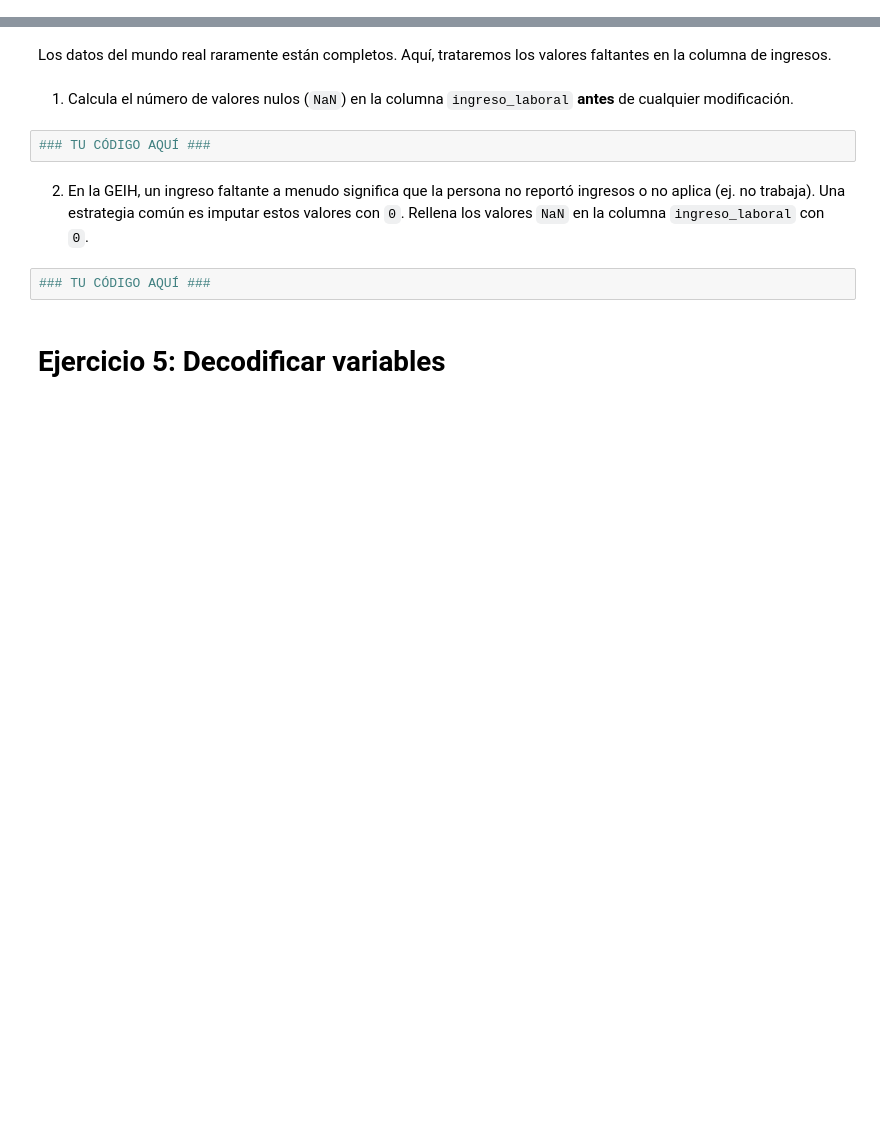
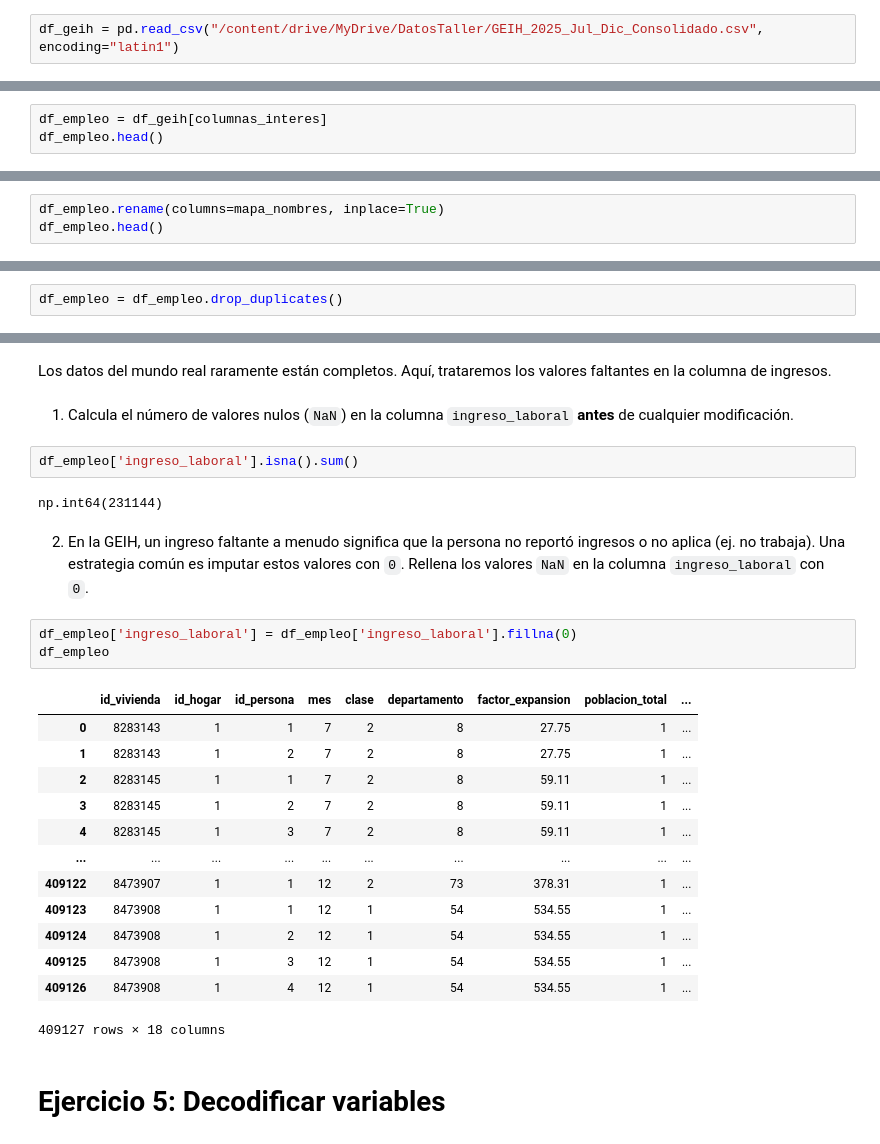
Before and after one commit to andrescristiano069-ops/Taller-Limpieza-Katherin-P-rez-Andr-s-Cristiano, a Jupyter notebook: clases/3_Analisis_y_visualizacion_datos/5_Taller_Limpieza_Transformacion_Datos.ipynb, the cells around one changed output, grey strips where cells are left out. Cells and saved outputs as stored; diff of their text form; blank space fills up the shorter version.

```diff
--- a/clases/3_Analisis_y_visualizacion_datos/5_Taller_Limpieza_Transformacion_Datos.ipynb
+++ b/clases/3_Analisis_y_visualizacion_datos/5_Taller_Limpieza_Transformacion_Datos.ipynb
@@ -55,0 +62,2 @@ Utilice la base de la GEIH de julio a diciembre de 2025, la cual se encuentra en
+# %%
+df_geih = pd.read_csv("/content/drive/MyDrive/DatosTaller/GEIH_2025_Jul_Dic_Consolidado.csv", encoding="latin1")
@@ -72,0 +84,3 @@ columnas_interes = ['DIRECTORIO', 'SECUENCIA_P', 'ORDEN', 'MES', 'CLASE', 'DPTO'
+# %%
+df_empleo = df_geih[columnas_interes]
+df_empleo.head()
@@ -96,0 +116,3 @@ mapa_nombres = {
+# %%
+df_empleo.rename(columns=mapa_nombres, inplace=True)
+df_empleo.head()
@@ -117,2 +154,4 @@ Un paso crucial en la limpieza es asegurar que no haya observaciones duplicadas
+# %%
+df_empleo = df_empleo.drop_duplicates()
 # %% [markdown]
 4. Verifica si hay filas duplicadas específicamente en las columnas 'id_vivienda', 'id_hogar', 'id_persona'.
@@ -124,12 +165,29 @@ Un paso crucial en la limpieza es asegurar que no haya observaciones duplicadas
 Los datos del mundo real raramente están completos. Aquí, trataremos los valores faltantes en la columna de ingresos.
 # %% [markdown]
 1. Calcula el número de valores nulos (`NaN`) en la columna `ingreso_laboral` **antes** de cualquier modificación.
-# %%
-### TU CÓDIGO AQUÍ ###
+# %%
+df_empleo['ingreso_laboral'].isna().sum()
+# %% [output]
+np.int64(231144)
 # %% [markdown]
 2. En la GEIH, un ingreso faltante a menudo significa que la persona no reportó ingresos o no aplica (ej. no trabaja). Una estrategia común es imputar estos valores con `0`. Rellena los valores `NaN` en la columna `ingreso_laboral` con `0`.
-# %%
-### TU CÓDIGO AQUÍ ###
+# %%
+df_empleo['ingreso_laboral'] = df_empleo['ingreso_laboral'].fillna(0)
+df_empleo
+# %% [output]
+|  | id_vivienda | id_hogar | id_persona | mes | clase | departamento | factor_expansion | poblacion_total | ... |
+| 0 | 8283143 | 1 | 1 | 7 | 2 | 8 | 27.75 | 1 | ... |
+| 1 | 8283143 | 1 | 2 | 7 | 2 | 8 | 27.75 | 1 | ... |
+| 2 | 8283145 | 1 | 1 | 7 | 2 | 8 | 59.11 | 1 | ... |
+| 3 | 8283145 | 1 | 2 | 7 | 2 | 8 | 59.11 | 1 | ... |
+| 4 | 8283145 | 1 | 3 | 7 | 2 | 8 | 59.11 | 1 | ... |
+| ... | ... | ... | ... | ... | ... | ... | ... | ... | ... |
+| 409122 | 8473907 | 1 | 1 | 12 | 2 | 73 | 378.31 | 1 | ... |
+| 409123 | 8473908 | 1 | 1 | 12 | 1 | 54 | 534.55 | 1 | ... |
+| 409124 | 8473908 | 1 | 2 | 12 | 1 | 54 | 534.55 | 1 | ... |
+| 409125 | 8473908 | 1 | 3 | 12 | 1 | 54 | 534.55 | 1 | ... |
+| 409126 | 8473908 | 1 | 4 | 12 | 1 | 54 | 534.55 | 1 | ... |
+409127 rows × 18 columns
 # %% [markdown]
 # Ejercicio 5: Decodificar variables
 # %% [markdown]
```
Also changed, not shown: parts of 54 cells of this notebook.
